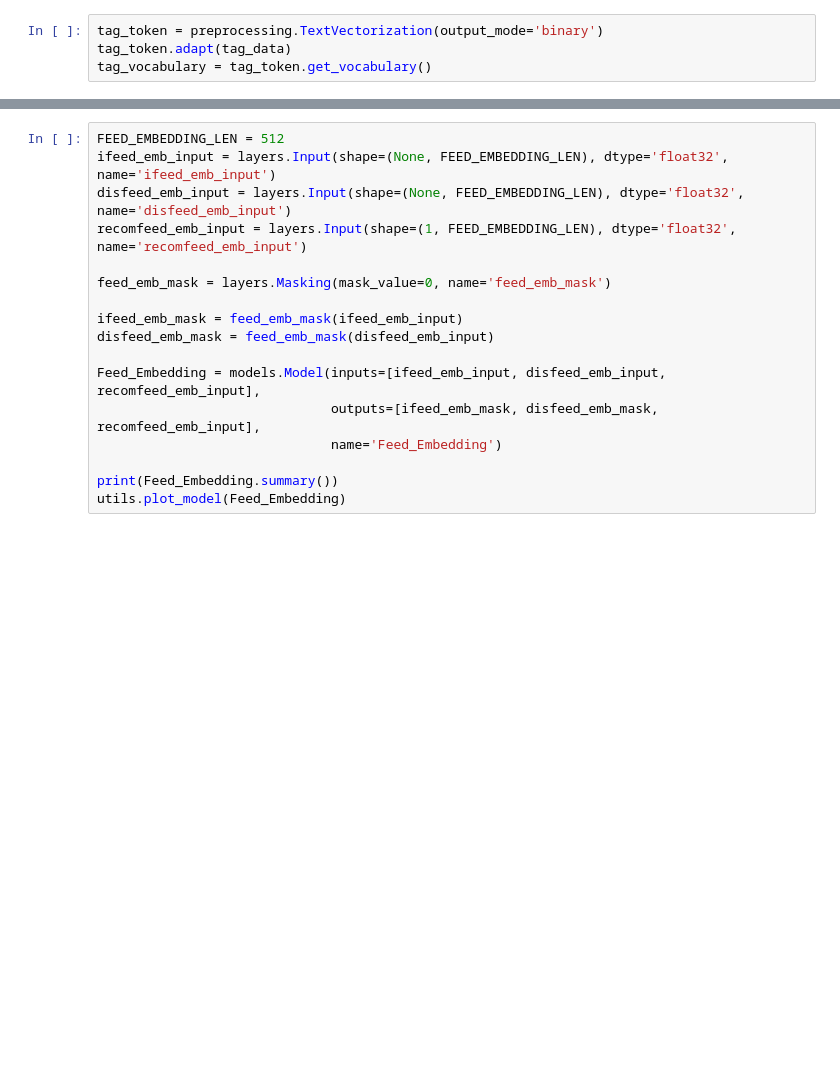
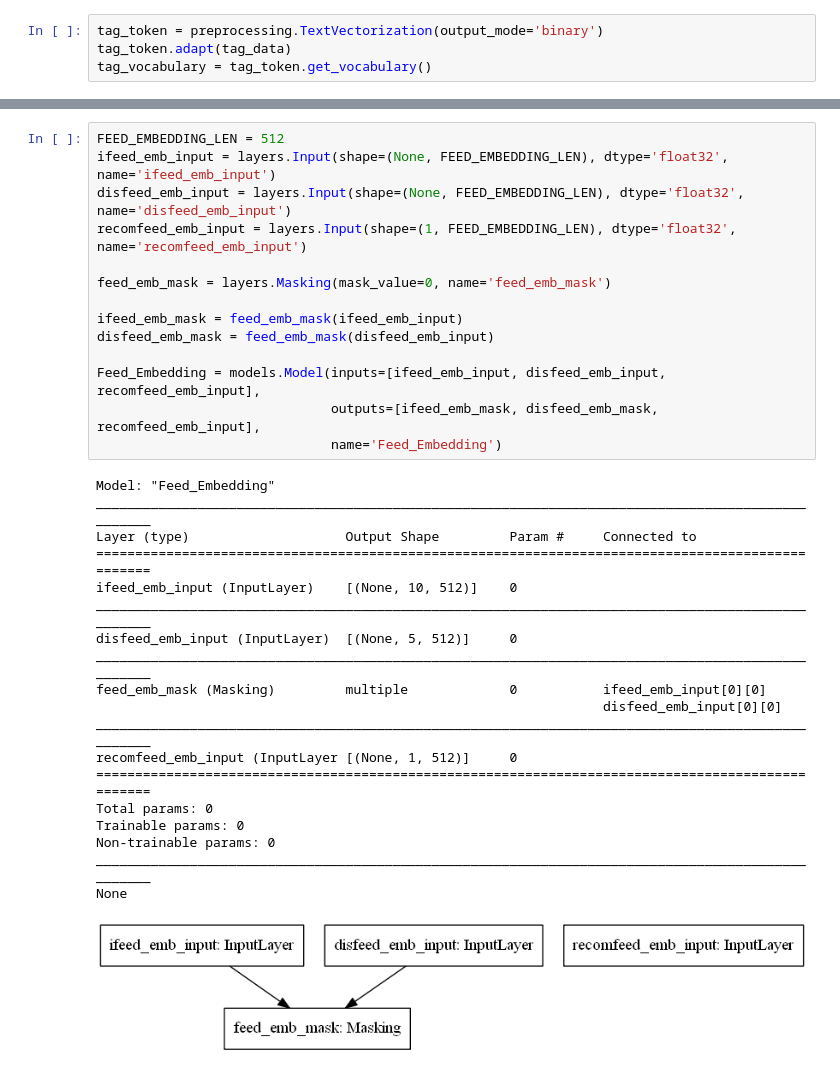
Before and after one commit to CxsGhost/DataScience_DL_ML_competitions, a Jupyter notebook: 2021微信带数据挑战赛/DIN/try.ipynb, the cells around one changed output, grey strips where cells are left out. Drawn from its saved outputs; the diff is of its cells as text; blank space fills up the shorter version.

```diff
--- a/2021微信带数据挑战赛/DIN/try.ipynb
+++ b/2021微信带数据挑战赛/DIN/try.ipynb
@@ -141,20 +176,37 @@ utils.plot_model(Tag_Encoder, show_shapes=True)
 # %%
 FEED_EMBEDDING_LEN = 512
 ifeed_emb_input = layers.Input(shape=(None, FEED_EMBEDDING_LEN), dtype='float32', name='ifeed_emb_input')
 disfeed_emb_input = layers.Input(shape=(None, FEED_EMBEDDING_LEN), dtype='float32', name='disfeed_emb_input')
 recomfeed_emb_input = layers.Input(shape=(1, FEED_EMBEDDING_LEN), dtype='float32', name='recomfeed_emb_input')
 
 feed_emb_mask = layers.Masking(mask_value=0, name='feed_emb_mask')
 
 ifeed_emb_mask = feed_emb_mask(ifeed_emb_input)
 disfeed_emb_mask = feed_emb_mask(disfeed_emb_input)
 
 Feed_Embedding = models.Model(inputs=[ifeed_emb_input, disfeed_emb_input, recomfeed_emb_input],
                               outputs=[ifeed_emb_mask, disfeed_emb_mask, recomfeed_emb_input],
                               name='Feed_Embedding')
-
-print(Feed_Embedding.summary())
-utils.plot_model(Feed_Embedding)
+# %% [output]
+Model: "Feed_Embedding"
+__________________________________________________________________________________________________
+Layer (type)                    Output Shape         Param #     Connected to
+==================================================================================================
+ifeed_emb_input (InputLayer)    [(None, 10, 512)]    0
+__________________________________________________________________________________________________
+disfeed_emb_input (InputLayer)  [(None, 5, 512)]     0
+__________________________________________________________________________________________________
+feed_emb_mask (Masking)         multiple             0           ifeed_emb_input[0][0]
+                                                                 disfeed_emb_input[0][0]
+__________________________________________________________________________________________________
+recomfeed_emb_input (InputLayer [(None, 1, 512)]     0
+==================================================================================================
+Total params: 0
+Trainable params: 0
+Non-trainable params: 0
+__________________________________________________________________________________________________
+None
+[figure, added]
 # %%
 feature_concat_layer = layers.Concatenate(name='feature_concat_layer')
 
```
Also changed, not shown: parts of 10 cells of this notebook, 2 other files.
